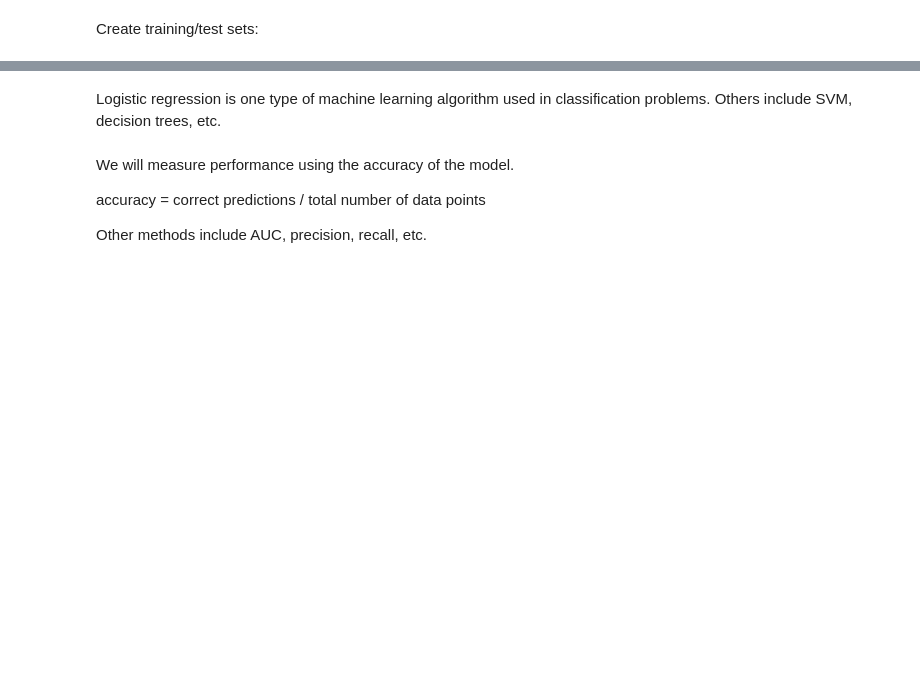
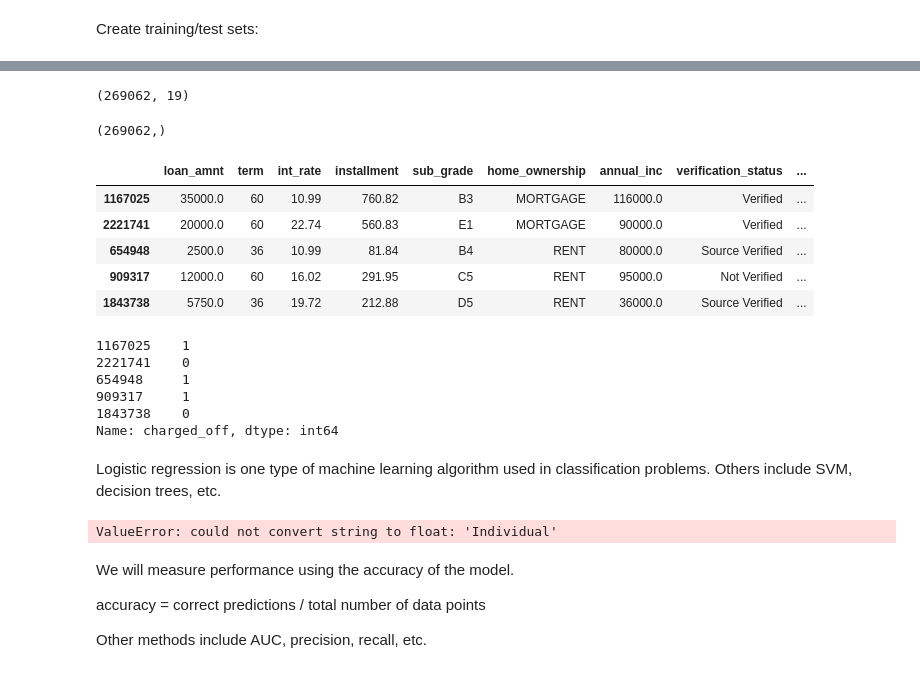
Before and after one commit to cbaker25/ProblemSet2, a Jupyter notebook: PS2BakerFinal.ipynb, the cells around one changed output, grey strips where cells are left out. Cells and saved outputs as stored; diff of their text form; code cells hidden in the pictures; blank space fills up the shorter version.

```diff
--- a/PS2BakerFinal.ipynb
+++ b/PS2BakerFinal.ipynb
@@ -349,3 +349,5 @@ lc_df.sample(10)
 Create training/test sets:
 # %%
 from sklearn.model_selection import train_test_split
+# %%
+train, test = train_test_split(lc_df, test_size=(0.2))
@@ -351,0 +364,4 @@ from sklearn.model_selection import train_test_split
+# %%
+test.shape
+# %% [output]
+(269062, 19)
@@ -351,0 +370,4 @@ from sklearn.model_selection import train_test_split
+# %%
+y_test_data.shape
+# %% [output]
+(269062,)
@@ -352,3 +376,23 @@ from sklearn.model_selection import train_test_split
+# %%
+x_train_data = train.drop(['charged_off'], axis = 1)
+# %%
+x_train_data.head()
+# %% [output]
+|  | loan_amnt | term | int_rate | installment | sub_grade | home_ownership | annual_inc | verification_status | ... |
+| 1167025 | 35000.0 | 60 | 10.99 | 760.82 | B3 | MORTGAGE | 116000.0 | Verified | ... |
+| 2221741 | 20000.0 | 60 | 22.74 | 560.83 | E1 | MORTGAGE | 90000.0 | Verified | ... |
+| 654948 | 2500.0 | 36 | 10.99 | 81.84 | B4 | RENT | 80000.0 | Source Verified | ... |
+| 909317 | 12000.0 | 60 | 16.02 | 291.95 | C5 | RENT | 95000.0 | Not Verified | ... |
+| 1843738 | 5750.0 | 36 | 19.72 | 212.88 | D5 | RENT | 36000.0 | Source Verified | ... |
+# %%
+y_train_data.head()
+# %% [output]
+1167025    1
+2221741    0
+654948     1
+909317     1
+1843738    0
+Name: charged_off, dtype: int64
 # %% [markdown]
 Logistic regression is one type of machine learning algorithm used in classification problems. Others include SVM, decision trees, etc.
 # %%
@@ -358,4 +404,7 @@ Logistic regression is one type of machine learning algorithm used in classifica
 # %%
 # 3. Training the model
+logreg_model.fit(x_train_data, y_train_data)
+# %% [output]
+ValueError: could not convert string to float: 'Individual'
 # %%
 # 4. Predict from test data
```
Also changed, not shown: parts of 11 cells of this notebook, 1 other file.
